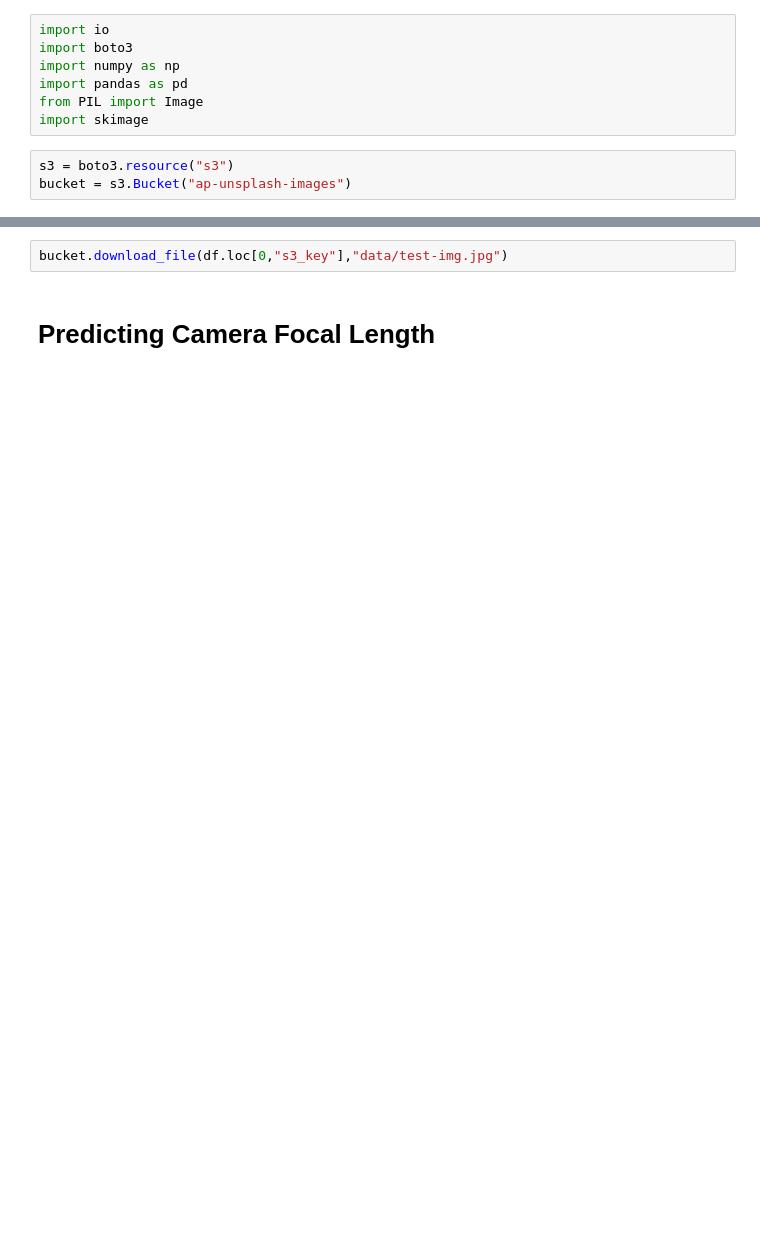
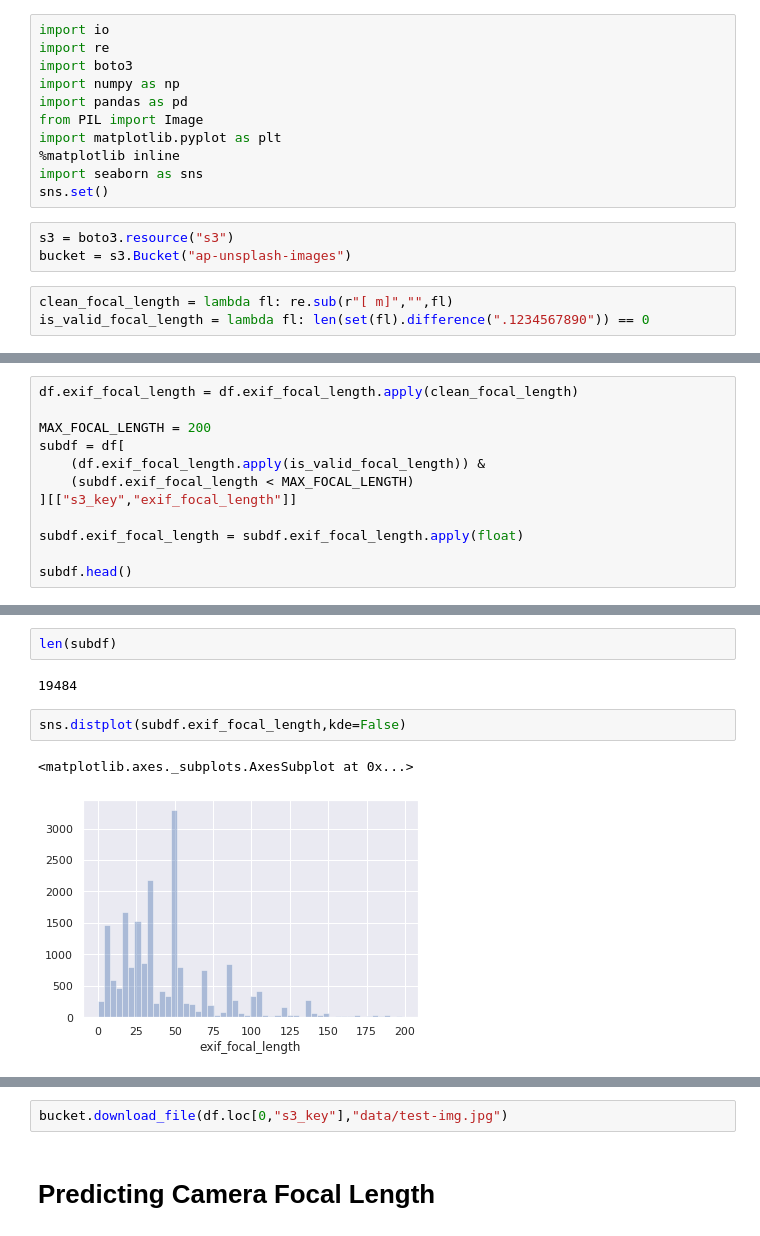
Before and after one commit to a-poor/camera-predictions, a Jupyter notebook: 02.camera-predictions.ipynb, the cells around one changed output, grey strips where cells are left out. Saved outputs shown, nothing was run; the diff lists cells and outputs as text; blank space fills up the shorter version.

```diff
--- a/02.camera-predictions.ipynb
+++ b/02.camera-predictions.ipynb
@@ -5,10 +8,17 @@
 # %%
 import io
+import re
 import boto3
 import numpy as np
 import pandas as pd
 from PIL import Image
-import skimage
+import matplotlib.pyplot as plt
+%matplotlib inline
+import seaborn as sns
+sns.set()
 # %%
 s3 = boto3.resource("s3")
 bucket = s3.Bucket("ap-unsplash-images")
+# %%
+clean_focal_length = lambda fl: re.sub(r"[ m]","",fl)
+is_valid_focal_length = lambda fl: len(set(fl).difference(".1234567890")) == 0
@@ -14,0 +33,12 @@ bucket = s3.Bucket("ap-unsplash-images")
+# %%
+df.exif_focal_length = df.exif_focal_length.apply(clean_focal_length)
+
+MAX_FOCAL_LENGTH = 200
+subdf = df[
+    (df.exif_focal_length.apply(is_valid_focal_length)) &
+    (subdf.exif_focal_length < MAX_FOCAL_LENGTH)
+][["s3_key","exif_focal_length"]]
+
+subdf.exif_focal_length = subdf.exif_focal_length.apply(float)
+
+subdf.head()
@@ -15,3 +52,12 @@ bucket = s3.Bucket("ap-unsplash-images")
+# %%
+len(subdf)
+# %% [output]
+19484
+# %%
+sns.distplot(subdf.exif_focal_length,kde=False)
+# %% [output]
+<matplotlib.axes._subplots.AxesSubplot at 0x...>
+[figure, added]
 # %%
 with io.BytesIO() as b:
     bucket.download_fileobj("lite-normalized-photos.csv",b)
```
Also changed, not shown: parts of 13 cells of this notebook, 1 other file.
